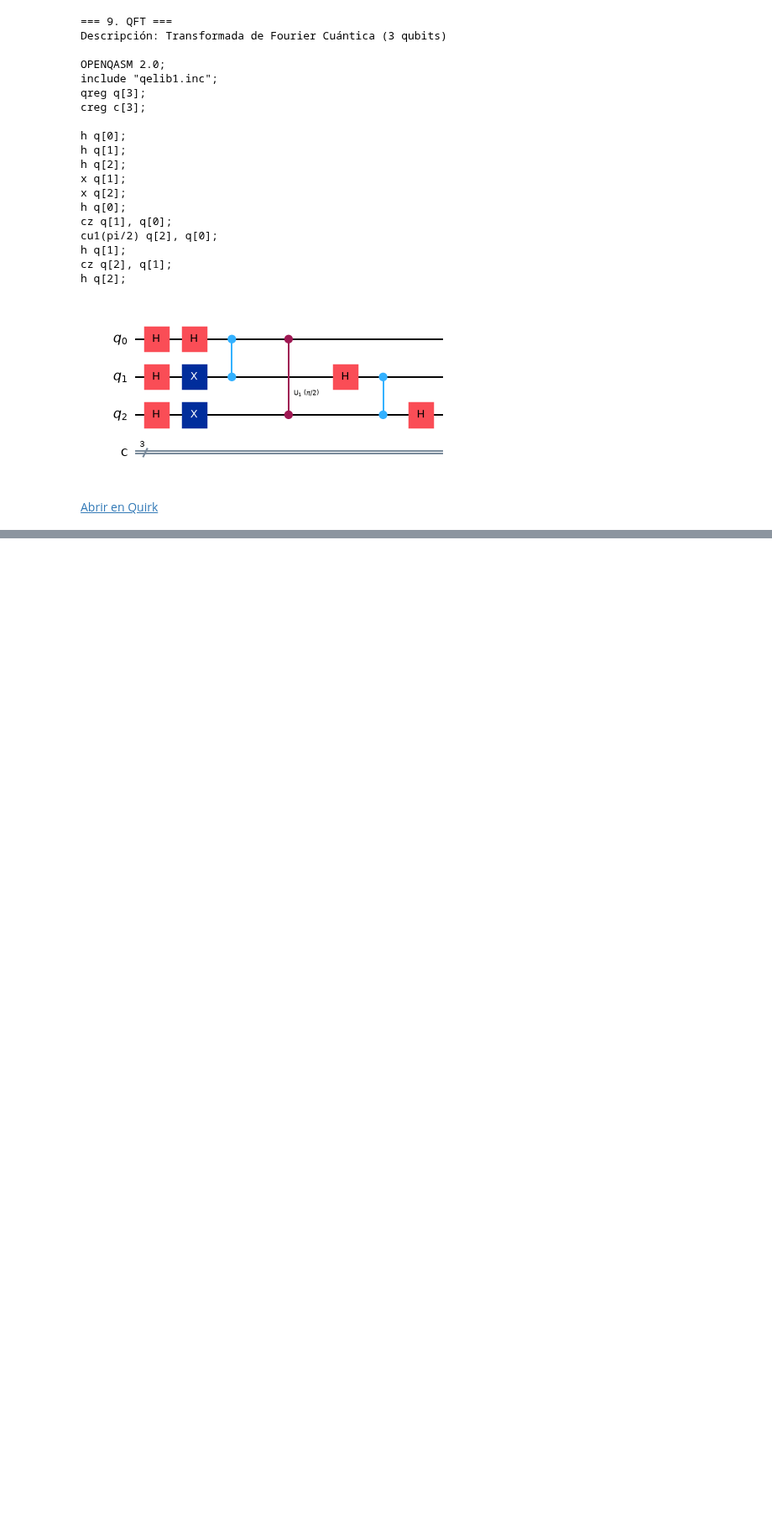
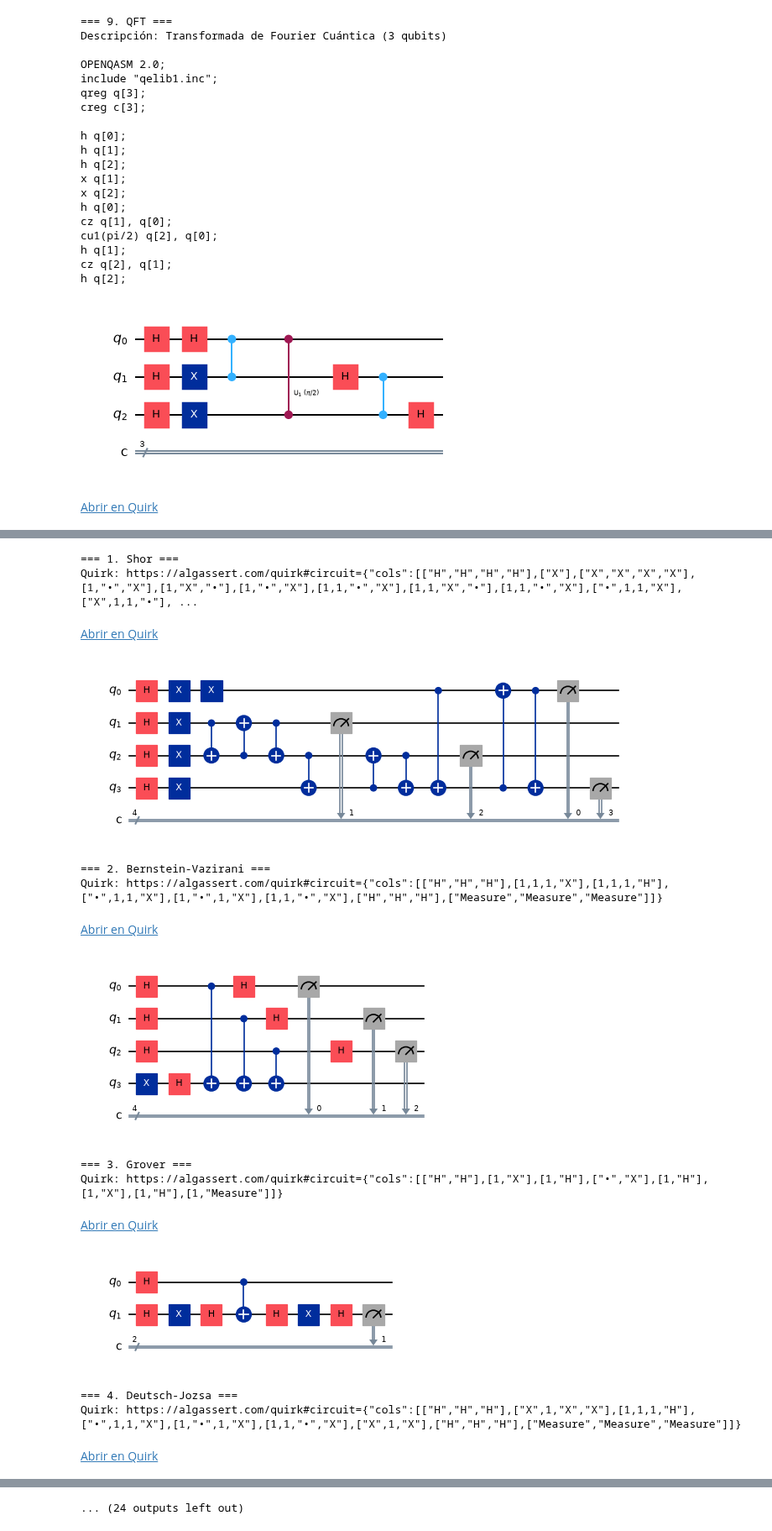
Before and after one commit to jose-manuel-suarez/QTransLIFIA, a Jupyter notebook: notebooks/QTransLIFIA_Algorithms.ipynb, the cells around one changed output, grey strips where cells are left out. Shown at 84% size. Saved outputs shown, nothing was run; the diff lists cells and outputs as text; code cells hidden in the pictures; blank space fills up the shorter version.

```diff
--- a/notebooks/QTransLIFIA_Algorithms.ipynb
+++ b/notebooks/QTransLIFIA_Algorithms.ipynb
@@ -222,0 +200,31 @@ display(Markdown(md))
+# %%
+# @title 8. Mostrar TODOS los algoritmos en Qiskit
+from urllib.parse import unquote
+from IPython.display import display, HTML
+from qiskit import QuantumCircuit
+from qiskit.visualization import circuit_drawer
+
+for name, algo in ALGORITHMS.items():
+    print(f"=== {name} ===")
+    print("Quirk:", unquote(algo["url"]))
+    display(HTML('<a href="' + encode_quirk_url(algo["url"]) + '" target="_blank">Abrir en Quirk</a>'))
+    qasm = quirk_to_qasm(algo["url"], algo["offset"])
+    qc = QuantumCircuit.from_qasm_str(qasm)
+    display(circuit_drawer(qc, output='mpl', scale=0.6))
+    print()
+# %% [output]
+=== 1. Shor ===
+Quirk: https://algassert.com/quirk#circuit={"cols":[["H","H","H","H"],["X"],["X","X","X","X"],[1,"•","X"],[1,"X","•"],[1,"•","X"],[1,1,"•","X"],[1,1,"X","•"],[1,1,"•","X"],["•",1,1,"X"],["X",1,1,"•"], ...
+Abrir en Quirk
+[figure, added]
+=== 2. Bernstein-Vazirani ===
+Quirk: https://algassert.com/quirk#circuit={"cols":[["H","H","H"],[1,1,1,"X"],[1,1,1,"H"],["•",1,1,"X"],[1,"•",1,"X"],[1,1,"•","X"],["H","H","H"],["Measure","Measure","Measure"]]}
+Abrir en Quirk
+[figure, added]
+=== 3. Grover ===
+Quirk: https://algassert.com/quirk#circuit={"cols":[["H","H"],[1,"X"],[1,"H"],["•","X"],[1,"H"],[1,"X"],[1,"H"],[1,"Measure"]]}
+Abrir en Quirk
+[figure, added]
+=== 4. Deutsch-Jozsa ===
+Quirk: https://algassert.com/quirk#circuit={"cols":[["H","H","H"],["X",1,"X","X"],[1,1,1,"H"],["•",1,1,"X"],[1,"•",1,"X"],[1,1,"•","X"],["X",1,"X"],["H","H","H"],["Measure","Measure","Measure"]]}
+Abrir en Quirk
@@ -222,0 +232 @@ display(Markdown(md))
+... (24 outputs left out)
```
Also changed, not shown: parts of 6 cells of this notebook.
